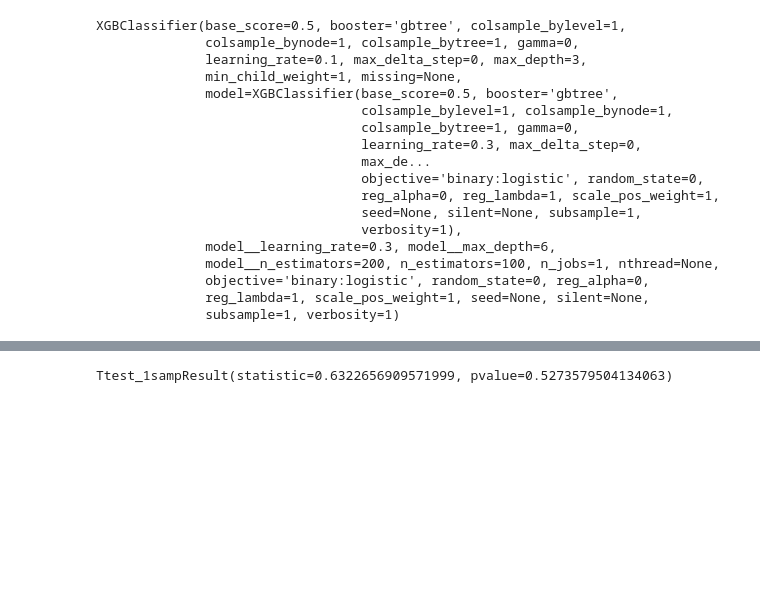
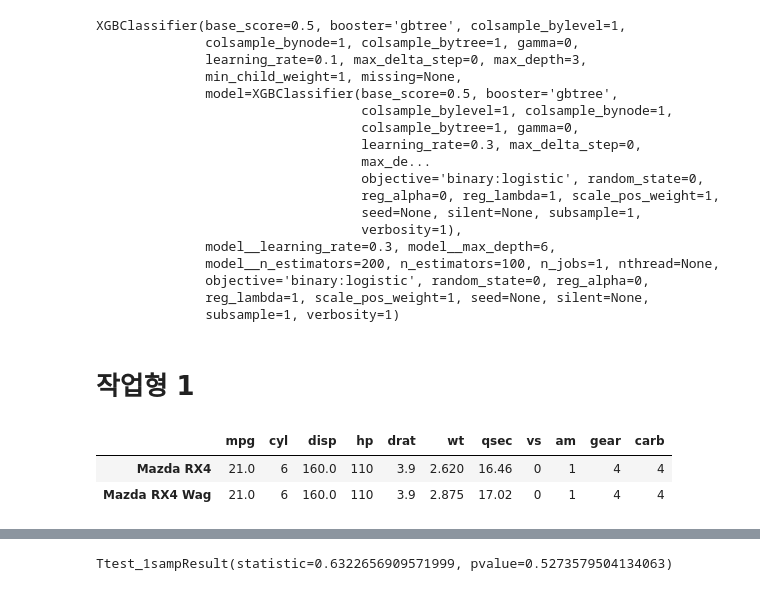
Before and after one commit to daje0601/DS_project, a Jupyter notebook: 빅분기실기_준비_코드.ipynb, the cells around one changed output, grey strips where cells are left out. Saved outputs shown, nothing was run; the diff lists cells and outputs as text; code cells hidden in the pictures; blank space fills up the shorter version.

```diff
--- a/빅분기실기_준비_코드.ipynb
+++ b/빅분기실기_준비_코드.ipynb
@@ -392,3 +392,13 @@ answer
 answer.to_csv("123456.csv", index=False)
 # %%
 print(pd.read_csv("123456.csv"))
+# %% [markdown]
+# 작업형 1
+# %%
+import pandas as pd
+df = pd.read_csv('https://raw.githubusercontent.com/Datamanim/dataq/main/mtcars.csv',index_col=0)
+df.head(2)
+# %% [output]
+|  | mpg | cyl | disp | hp | drat | wt | qsec | vs | am | gear | carb |
+| Mazda RX4 | 21.0 | 6 | 160.0 | 110 | 3.9 | 2.620 | 16.46 | 0 | 1 | 4 | 4 |
+| Mazda RX4 Wag | 21.0 | 6 | 160.0 | 110 | 3.9 | 2.875 | 17.02 | 0 | 1 | 4 | 4 |
```
Also changed, not shown: parts of 38 cells of this notebook.
